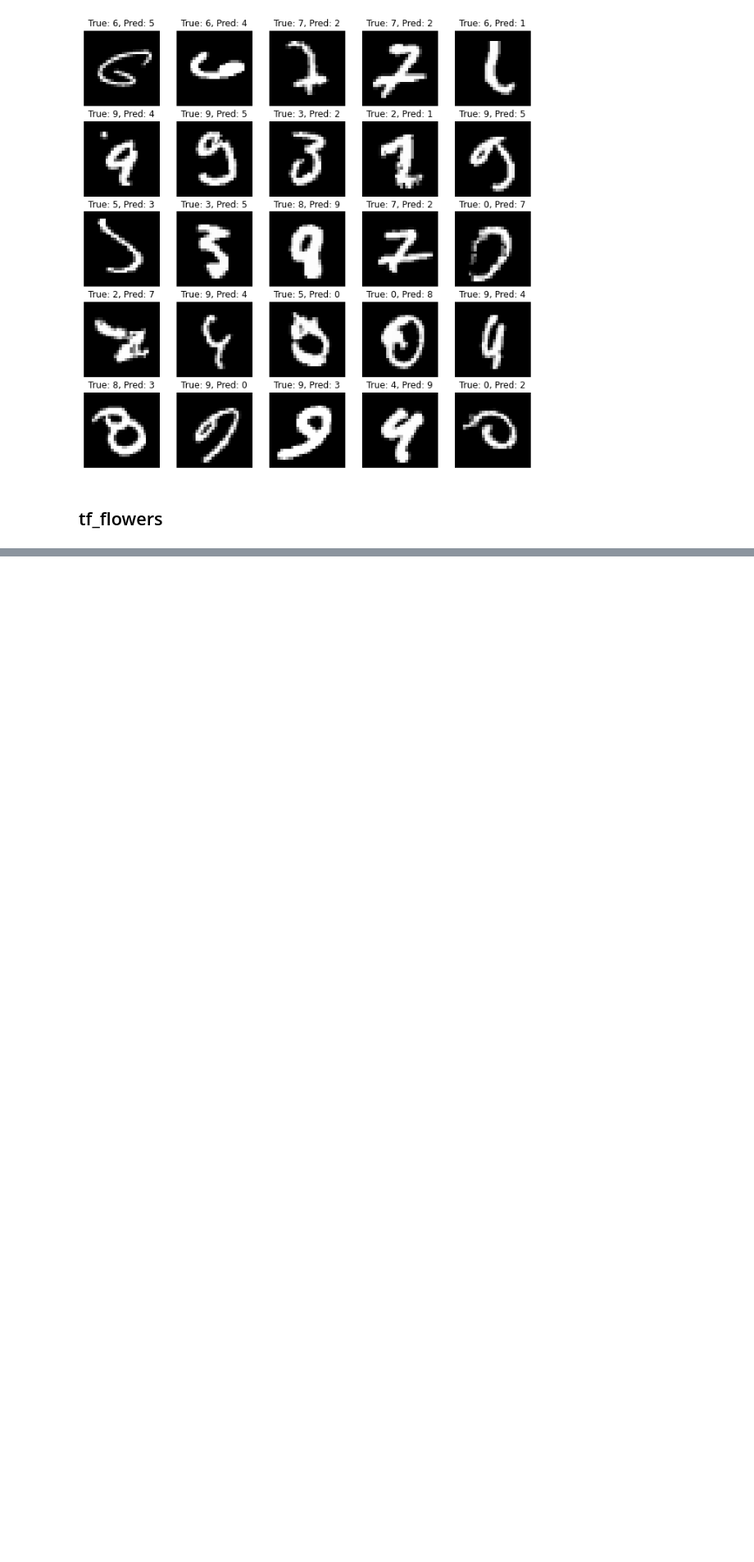
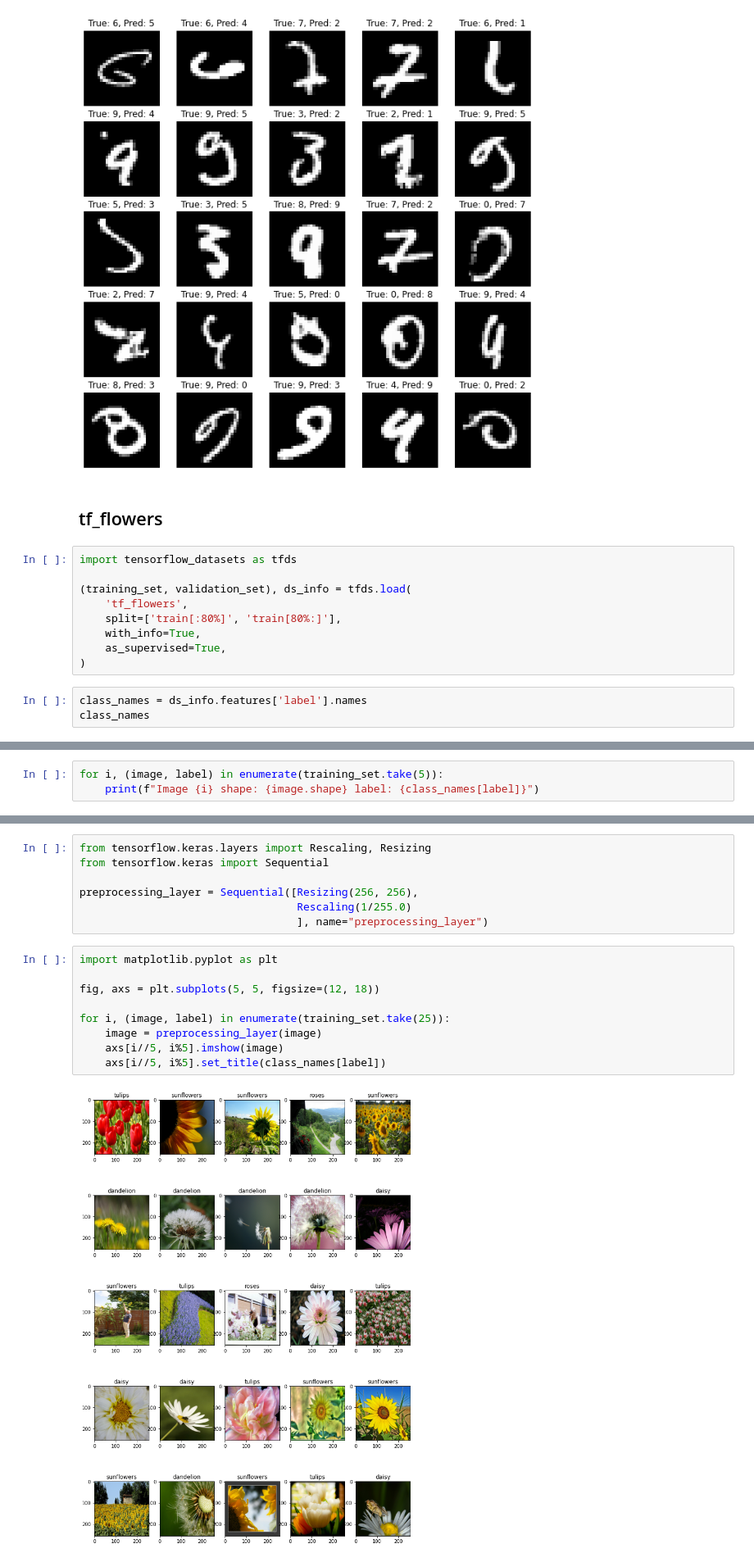
Before and after one commit to KornelWitkowski/TensorFlow-benchmarks, a Jupyter notebook: Image_classification.ipynb, the cells around one changed output, grey strips where cells are left out. Shown at 82% size. Cells and saved outputs as stored; diff of their text form; blank space fills up the shorter version.

Commit message:
tf_flowerson

```diff
--- a/Image_classification.ipynb
+++ b/Image_classification.ipynb
@@ -572,3 +572,15 @@ for i, j in enumerate(worst_predictions_indices):
 [figure]
 # %% [markdown]
 ## tf_flowers
+# %%
+import tensorflow_datasets as tfds
+
+(training_set, validation_set), ds_info = tfds.load(
+    'tf_flowers',
+    split=['train[:80%]', 'train[80%:]'],
+    with_info=True,
+    as_supervised=True,
+)
+# %%
+class_names = ds_info.features['label'].names
+class_names
@@ -574,0 +589,3 @@ for i, j in enumerate(worst_predictions_indices):
+# %%
+for i, (image, label) in enumerate(training_set.take(5)):
+    print(f"Image {i} shape: {image.shape} label: {class_names[label]}")
@@ -574,0 +603,18 @@ for i, j in enumerate(worst_predictions_indices):
+# %%
+from tensorflow.keras.layers import Rescaling, Resizing
+from tensorflow.keras import Sequential
+
+preprocessing_layer = Sequential([Resizing(256, 256),
+                                  Rescaling(1/255.0)
+                                  ], name="preprocessing_layer")
+# %%
+import matplotlib.pyplot as plt
+
+fig, axs = plt.subplots(5, 5, figsize=(12, 18))
+
+for i, (image, label) in enumerate(training_set.take(25)):
+    image = preprocessing_layer(image)
+    axs[i//5, i%5].imshow(image)
+    axs[i//5, i%5].set_title(class_names[label])
+# %% [output]
+[figure, added]
```
Also changed, not shown: parts of 9 cells of this notebook.
